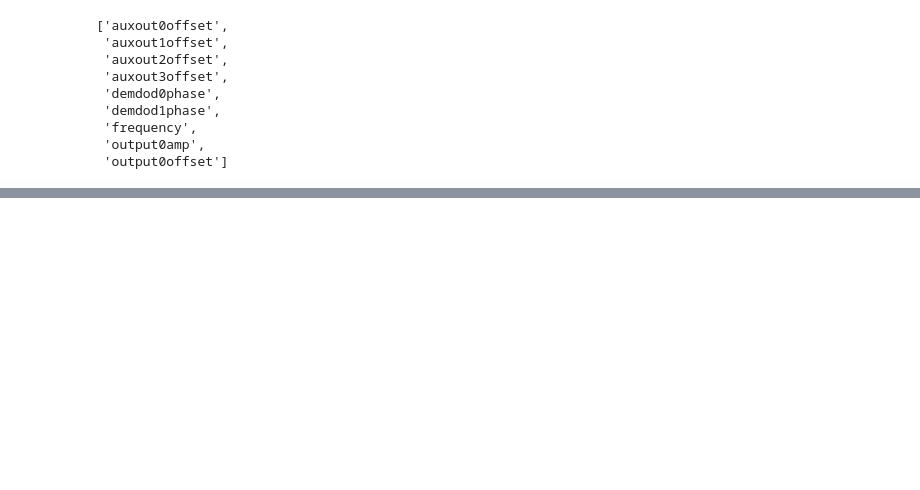
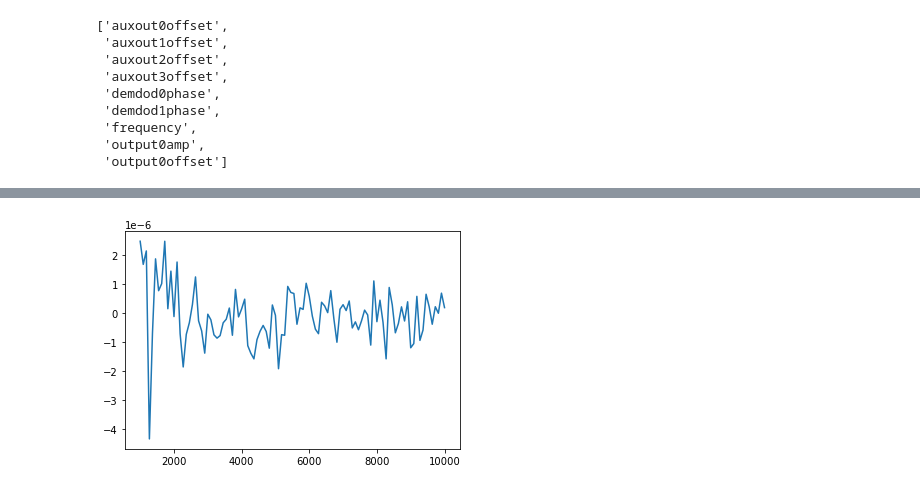
Before and after one commit to zhinst/zhinst-qcodes, a Jupyter notebook: docs/source/examples/notebooks/example2-3_MFLI.ipynb, the cells around one changed output, grey strips where cells are left out. Cells and saved outputs as stored; diff of their text form; code cells hidden in the pictures; blank space fills up the shorter version.

```diff
--- a/docs/source/examples/notebooks/example2-3_MFLI.ipynb
+++ b/docs/source/examples/notebooks/example2-3_MFLI.ipynb
@@ -181,0 +186,12 @@ mfli.sweeper.sweep_parameter_list()
+# %%
+# turn singal output on
+mfli.sigouts[0].on(1)
+
+# prepare a frequency sweep
+mfli.sweeper.start(1e3)
+mfli.sweeper.stop(10e3)
+mfli.sweeper.samplecount(100)
+mfli.sweeper.sweep_parameter("frequency")
+
+# add a singal source
+demod = mfli.sweeper.signals_add("demod0")
@@ -181,0 +206,3 @@ mfli.sweeper.sweep_parameter_list()
+# %%
+# perform measurement
+mfli.sweeper.measure()
@@ -181,0 +229,2 @@ mfli.sweeper.sweep_parameter_list()
+# %%
+result = mfli.sweeper.results[demod]
@@ -181,0 +251,7 @@ mfli.sweeper.sweep_parameter_list()
+# %%
+import matplotlib.pyplot as plt
+
+plt.plot(result.frequency, result.x)
+plt.show()
+# %% [output]
+[figure, added]
```
Also changed, not shown: parts of 12 cells of this notebook, 2 other files.
